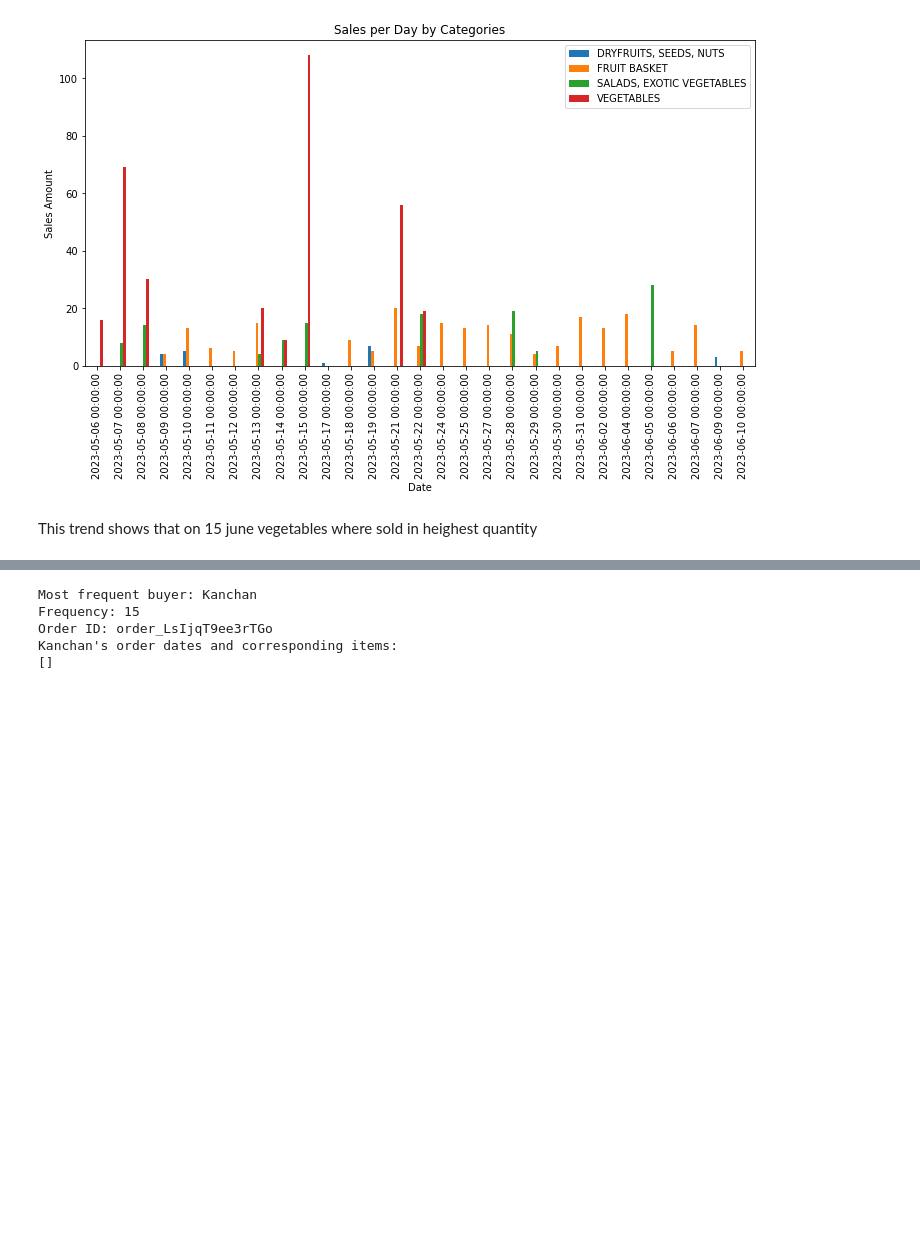
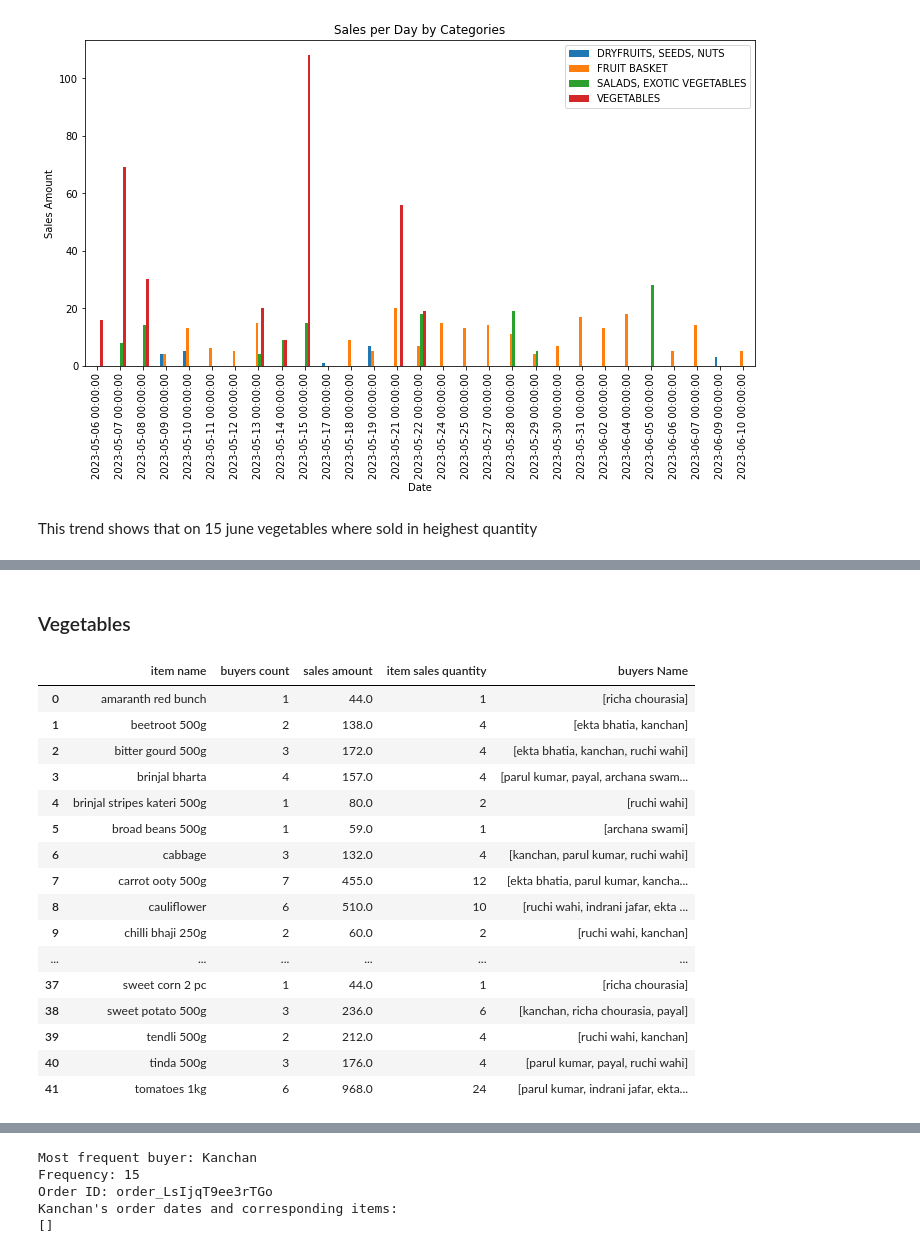
Before and after one commit to shuklatushar/Uniq_farm_analysis, a Jupyter notebook: original -tushar.ipynb, the cells around one changed output, grey strips where cells are left out. Cells and saved outputs as stored; diff of their text form; code cells hidden in the pictures; blank space fills up the shorter version.

```diff
--- a/original -tushar.ipynb
+++ b/original -tushar.ipynb
@@ -761,0 +797,34 @@ combined_data_payment_completed.groupby(['name', 'order_id']).size().reset_index
+# %% [markdown]
+### Vegetables
+# %%
+Vegetables=combined_data_payment_completed[combined_data_payment_completed['payment page title']=='VEGETABLES']
+Vegetables_grouped=Vegetables.groupby('item name')['item payment amount','item quantity'].sum().reset_index()
+
+Vegetables_unique_names=Vegetables.groupby('item name')['name'].unique().reset_index()
+
+Vegetables_unique=Vegetables.groupby('item name')['name'].nunique().reset_index()
+
+merged_df = pd.merge(Vegetables_unique,Vegetables_grouped, on='item name', how='left')
+
+merged_df = pd.merge(merged_df,Vegetables_unique_names, on='item name', how='left')
+
+merged_df = merged_df.rename(columns={'name_x': 'buyers count','name_y':'buyers Name','item payment amount':'sales amount','item quantity':'item sales quantity'})
+merged_df
+# %% [output]
+|  | item name | buyers count | sales amount | item sales quantity | buyers Name |
+| 0 | amaranth red bunch | 1 | 44.0 | 1 | [richa chourasia] |
+| 1 | beetroot 500g | 2 | 138.0 | 4 | [ekta bhatia, kanchan] |
+| 2 | bitter gourd 500g | 3 | 172.0 | 4 | [ekta bhatia, kanchan, ruchi wahi] |
+| 3 | brinjal bharta | 4 | 157.0 | 4 | [parul kumar, payal, archana swam... |
+| 4 | brinjal stripes kateri 500g | 1 | 80.0 | 2 | [ruchi wahi] |
+| 5 | broad beans 500g | 1 | 59.0 | 1 | [archana swami] |
+| 6 | cabbage | 3 | 132.0 | 4 | [kanchan, parul kumar, ruchi wahi] |
+| 7 | carrot ooty 500g | 7 | 455.0 | 12 | [ekta bhatia, parul kumar, kancha... |
+| 8 | cauliflower | 6 | 510.0 | 10 | [ruchi wahi, indrani jafar, ekta ... |
+| 9 | chilli bhaji 250g | 2 | 60.0 | 2 | [ruchi wahi, kanchan] |
+| ... | ... | ... | ... | ... | ... |
+| 37 | sweet corn 2 pc | 1 | 44.0 | 1 | [richa chourasia] |
+| 38 | sweet potato 500g | 3 | 236.0 | 6 | [kanchan, richa chourasia, payal] |
+| 39 | tendli 500g | 2 | 212.0 | 4 | [ruchi wahi, kanchan] |
+| 40 | tinda 500g | 3 | 176.0 | 4 | [parul kumar, payal, ruchi wahi] |
+| 41 | tomatoes 1kg | 6 | 968.0 | 24 | [parul kumar, indrani jafar, ekta... |
```
Also changed, not shown: parts of 19 cells of this notebook.
